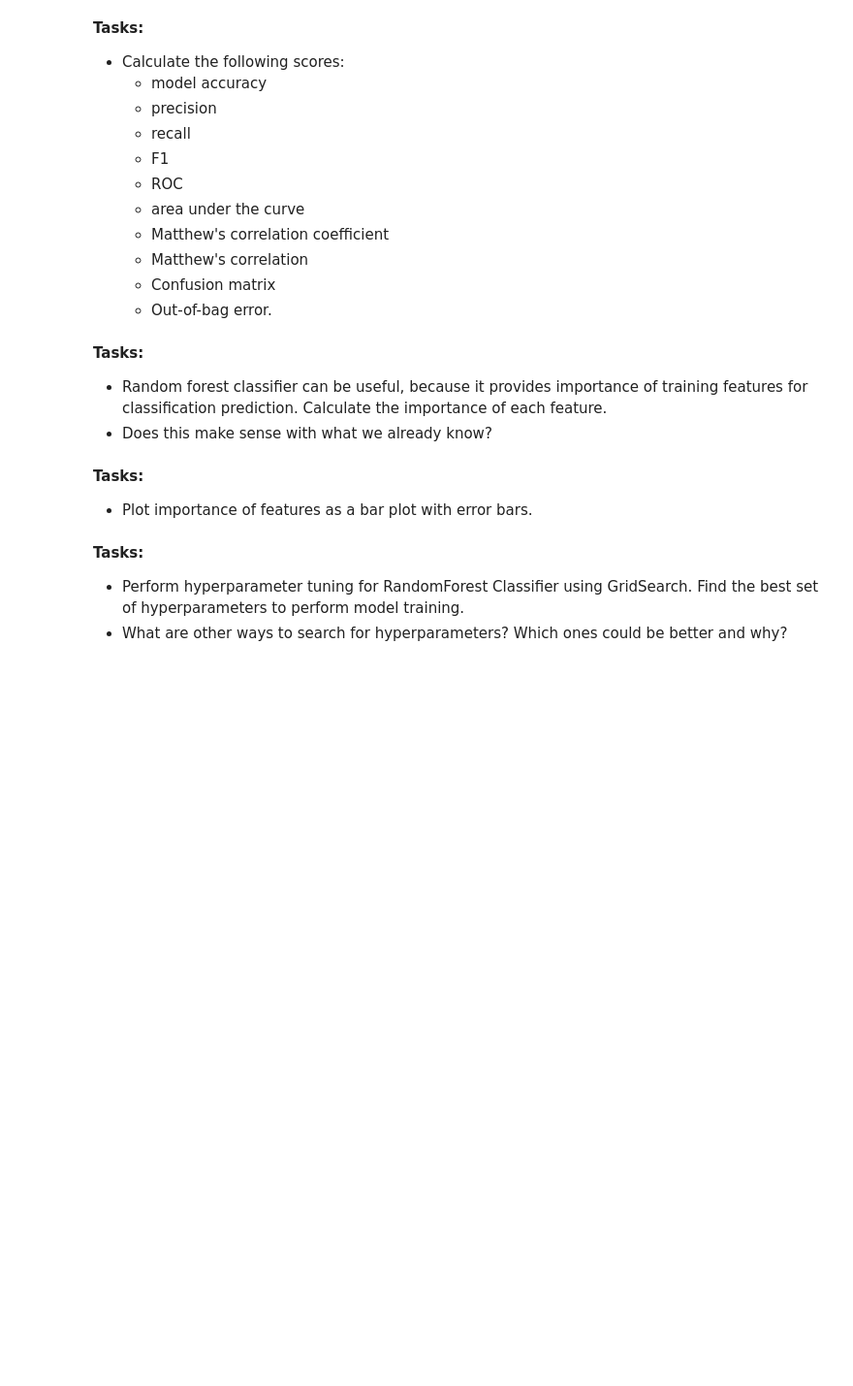
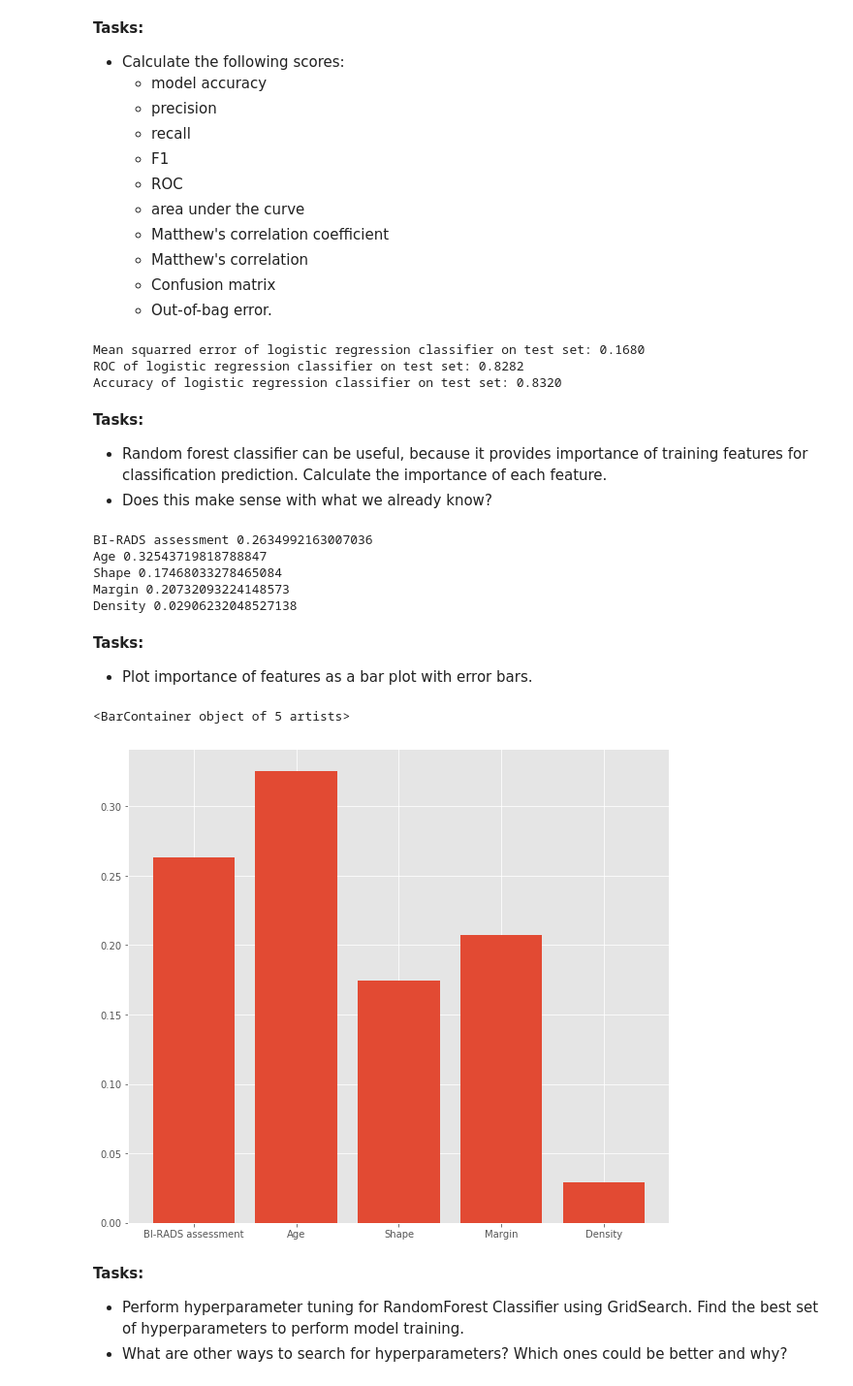
Before and after one commit to akausas/Hackathon_Autumn2019_Challenge, a Jupyter notebook: Hackathon_Challenge.ipynb, the cells around one changed output. Shown: that part at 97% size. Cells and saved outputs as stored; diff of their text form; code cells hidden in the pictures; blank space fills up the shorter version.

```diff
--- a/Hackathon_Challenge.ipynb
+++ b/Hackathon_Challenge.ipynb
@@ -641,12 +634,14 @@ __Tasks:__
 - Train and predict biopsy outcomes using a new classifier.
 # %%
 # Split data for Random Forest
-rf_proportion = 0.2
+rf_proportion = 0.15
+X_train, X_test, y_train, y_test = train_test_split(X, y, random_state=83, test_size = rf_proportion)
 
 # Initialize a Random Forest
-rf = RandomForestClassifier()
-
+rf = RandomForestClassifier(random_state=SEED)
+rf.fit(X_train, y_train)
 # Train and predict with your Random Forest model
+pred3 = rf.predict(X_test)
 # %% [markdown]
 __Tasks:__
 
@@ -666,3 +659,16 @@ __Tasks:__
+# %%
+# Get metrics on model performance
+mse3 = mean_squared_error(y_test, pred3)
+roc3 = roc_auc_score(y_test, pred3)
+accuracy3 = accuracy_score(y_test, pred3)
+# The mean accuracy on the given test data and labels
+print('Mean squarred error of logistic regression classifier on test set: {:.4f}'.format(mse3))
+print('ROC of logistic regression classifier on test set: {:.4f}'.format(roc3))
+print('Accuracy of logistic regression classifier on test set: {:.4f}'.format(accuracy3))
+# %% [output]
+Mean squarred error of logistic regression classifier on test set: 0.1680
+ROC of logistic regression classifier on test set: 0.8282
+Accuracy of logistic regression classifier on test set: 0.8320
 # %% [markdown]
 __Tasks:__
 
@@ -670,12 +676,24 @@ __Tasks:__
 - Does this make sense with what we already know?
 # %%
 # Get feature importances of random forest classifier
+for i in range(len(X_col_list)):
+    print(X_col_list[i], rf.feature_importances_[i])
+# %% [output]
+BI-RADS assessment 0.2634992163007036
+Age 0.32543719818788847
+Shape 0.17468033278465084
+Margin 0.20732093224148573
+Density 0.02906232048527138
 # %% [markdown]
 __Tasks:__
 
 - Plot importance of features as a bar plot with error bars.
 # %%
 # Plot the feature importances of the forest
+plt.bar(X_col_list, rf.feature_importances_)
+# %% [output]
+<BarContainer object of 5 artists>
+[figure, added]
 # %% [markdown]
 __Tasks:__
 
```
Also changed, not shown: parts of 13 cells of this notebook, 2 other files.
